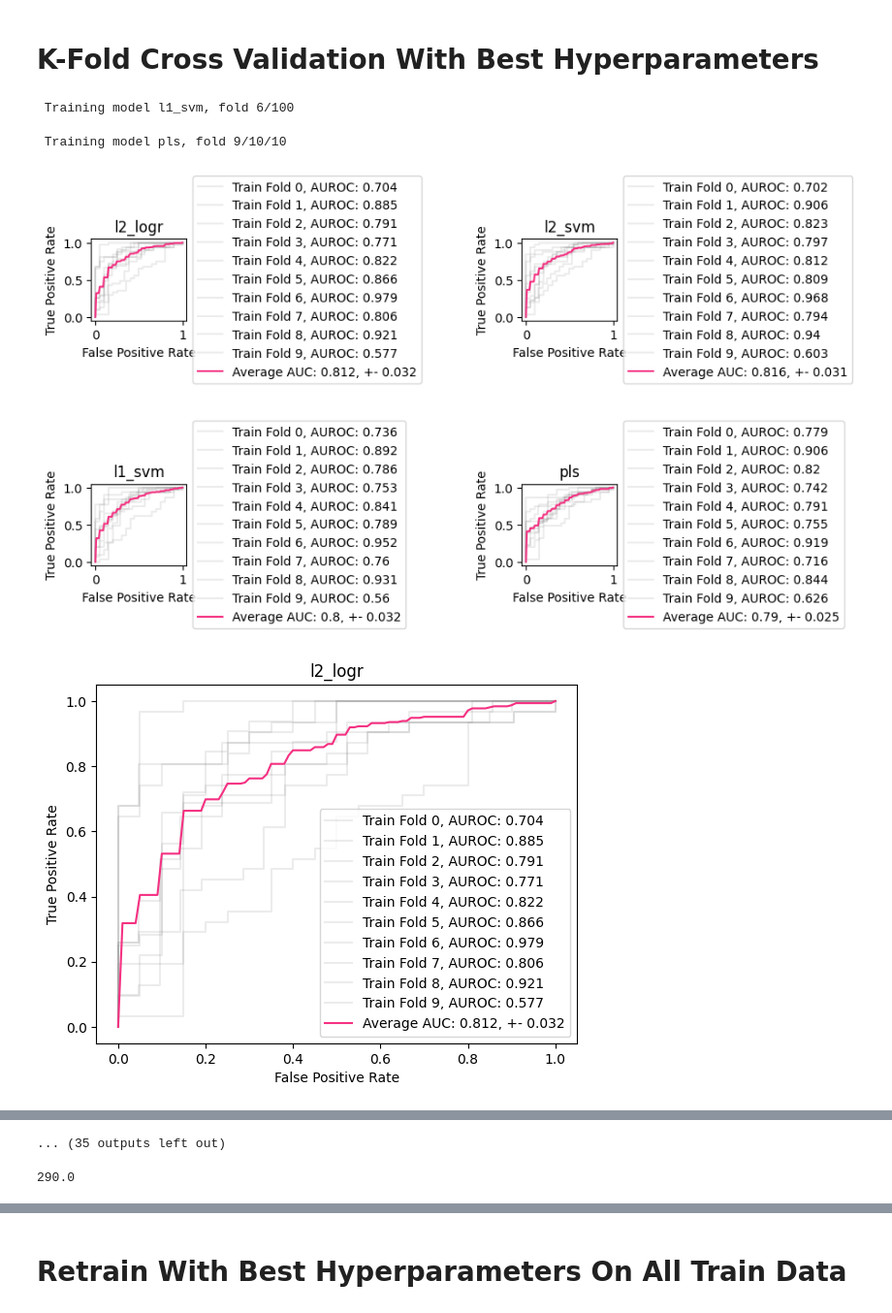
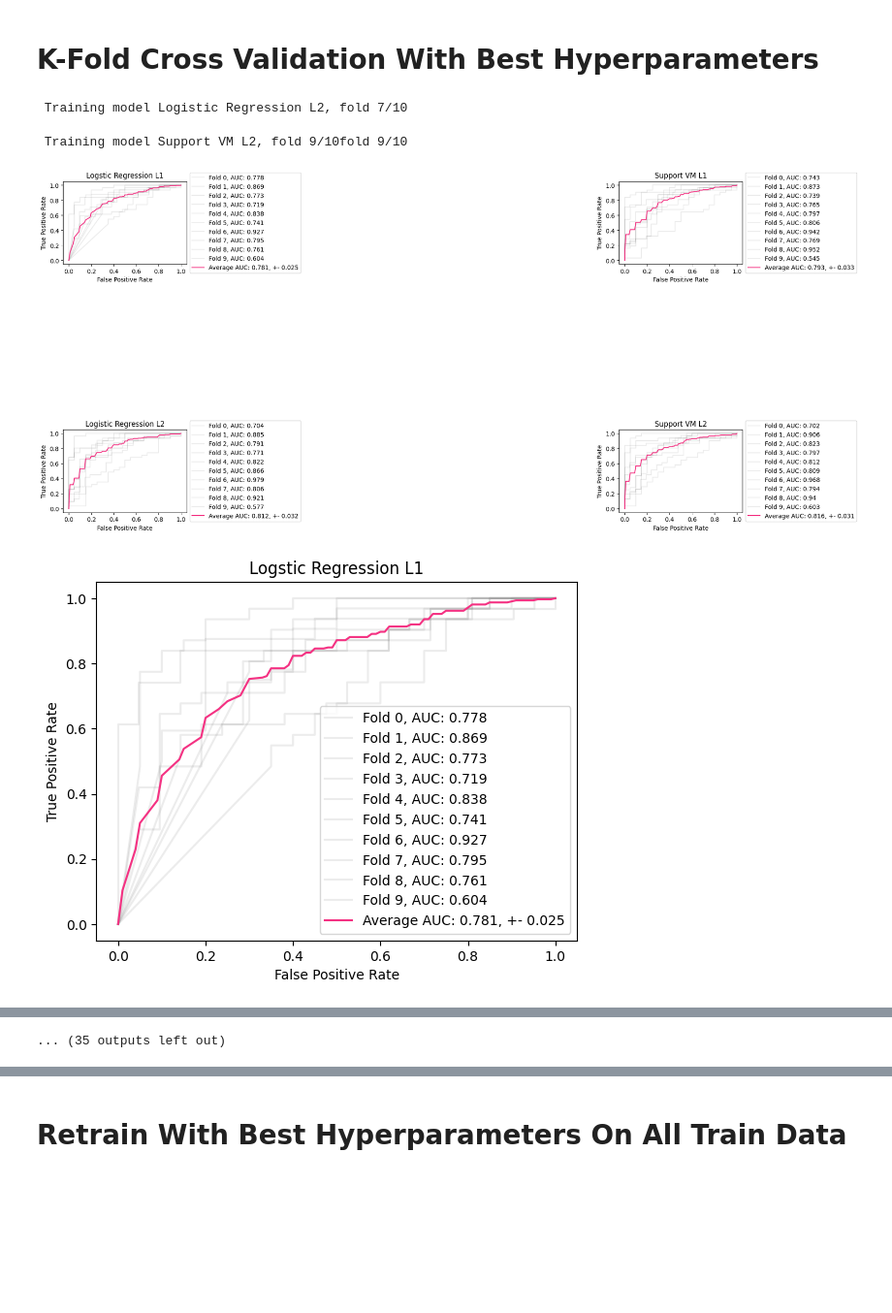
Before and after one commit to nykash/CannabisClassifier, a Jupyter notebook: analysis.ipynb, the cells around one changed output, grey strips where cells are left out. Shown at 97% size. Cells and saved outputs as stored; diff of their text form; code cells hidden in the pictures; blank space fills up the shorter version.

```diff
--- a/analysis.ipynb
+++ b/analysis.ipynb
@@ -71,15 +71,16 @@ import sklearn.cross_decomposition
 class_weight = None#{0: 0.6, 1: 0.4}
 # best hyperparameters: l1_svm: 0.02, l2_svm: 0.2, l1_logr: 0.01, l2_logr: 0.1
 
-model_l1_svm = sklearn.linear_model.SGDClassifier(loss="hinge", penalty="l1", alpha=0.0001, max_iter=1000000, random_state=1, class_weight=class_weight)
+model_l1_svm = sklearn.linear_model.SGDClassifier(loss="hinge", penalty="l1", alpha=0.001, max_iter=1000000, random_state=1, class_weight=class_weight)
 model_l2_svm = sklearn.linear_model.SGDClassifier(loss="hinge", penalty="l2", alpha=0.05, max_iter=1000000, random_state=1, class_weight=class_weight)
-model_l1_logr = sklearn.linear_model.SGDClassifier(loss="log_loss", penalty="l1", alpha=0.0001, max_iter=1000000, random_state=1, class_weight=class_weight)
+model_l1_logr = sklearn.linear_model.SGDClassifier(loss="log_loss", penalty="l1", alpha=0.001, max_iter=1000000, random_state=1, class_weight=class_weight)
 model_l2_logr = sklearn.linear_model.SGDClassifier(loss="log_loss", penalty="l2", alpha=0.05, max_iter=1000000, random_state=1, class_weight=class_weight)
 model_pls = sklearn.cross_decomposition.PLSRegression(5)
 
 model_rf = sklearn.ensemble.RandomForestClassifier()
 
-models = {"l2_logr": model_l2_logr, "l1_svm":model_l1_svm, "l2_svm": model_l2_svm, "pls": model_pls}
+models = {"Logstic Regression L1": model_l1_logr, "Logistic Regression L2": model_l2_logr,
+          "Support VM L1":model_l1_svm, "Support VM L2": model_l2_svm}
 # %%
 metrics = {
     "accuracy": lambda yh, pyh, y: sklearn.metrics.accuracy_score(y, yh),
@@ -87,7 +88,7 @@ metrics = {
 }
 
 folds = 10
-tot_fig, tot_ax = plt.subplots(2, 2)
+tot_fig, tot_ax = plt.subplots(2, 2, figsize=(17, 10))
 
 train_metrics = {}
 for ax_idx, (model_name, model) in enumerate(models.items()):
@@ -102,7 +103,7 @@ for ax_idx, (model_name, model) in enumerate(models.items()):
 
     for j, (train_index, test_index) in enumerate(skf.split(x_train, y_train)):
         train_metrics[model_name][j] = {}
-        model_cln = CalibratedClassifierCV(uu.clone(model)) if "svm" in model_name else uu.clone(model)
+        model_cln = CalibratedClassifierCV(uu.clone(model)) if "VM" in model_name else uu.clone(model)
 
         fold_x_train, fold_x_test = x_train[train_index], x_train[test_index]
         fold_y_train, fold_y_test = y_train[train_index], y_train[test_index]
@@ -122,42 +123,42 @@ for ax_idx, (model_name, model) in enumerate(models.items()):
         train_metrics[model_name][j]["fpr_tpr"] = (fpr, tpr)
         train_metrics[model_name][j]["auc"] = viz_data.roc_auc
 
-        roc = ax.plot(fpr, tpr, alpha=0.15, color="gray", label=f"Train Fold {j}, AUROC: {np.round(train_metrics[model_name][j]['auc'], 3)}")
-        tot_ax[ax_idx%2, ax_idx//2].plot(fpr, tpr, alpha=0.15, color="gray", label=f"Fold {j}, AUROC: {np.round(train_metrics[model_name][j]['auc'], 3)}")
+        roc = ax.plot(fpr, tpr, alpha=0.15, color="gray", label=f"Fold {j}, AUC: {np.round(train_metrics[model_name][j]['auc'], 3)}")
+        tot_ax[ax_idx%2, ax_idx//2].plot(fpr, tpr, alpha=0.15, color="gray", label=f"Fold {j}, AUC: {np.round(train_metrics[model_name][j]['auc'], 3)}")
         train_metrics[model_name][j]["roc_plot"] = roc
 
         tpr = np.interp(base_fpr, fpr, tpr)
         tpr[0] = 0.0
         tprs.append(tpr)
 
         print("\r", f"Training model {model_name}, fold {j}/{folds}", end="")
 
     tprs = np.array(tprs)
     mean_tprs = tprs.mean(axis=0)
 
     aucs = [m['auc'] for _, m in train_metrics[model_name].items()]
     mean_auc = np.mean(aucs)
     sd_auc = np.std(aucs)
 
     ci = 0.95 * sd_auc / np.sqrt(len(aucs))
 
     ax.plot(base_fpr, mean_tprs, color="#F43182", label=f"Average AUC: {np.round(mean_auc, 3)}, +- {np.round(ci, 3)}")
     handles, labels = ax.get_legend_handles_labels()
     ax.legend(handles, labels)
     tot_ax[ax_idx%2, ax_idx//2].plot(base_fpr, mean_tprs, color="#F43182", label=f"Average AUC: {np.round(mean_auc, 3)}, +- {np.round(ci, 3)}")
     box = tot_ax[ax_idx%2, ax_idx//2].get_position()
     tot_ax[ax_idx%2, ax_idx//2].set_position([box.x0, box.y0, box.width * 0.8, box.height])
     tot_ax[ax_idx%2, ax_idx//2].legend(handles, labels, loc='center left', bbox_to_anchor=(1, 0.5))
 
 
     ax.set(xlabel="False Positive Rate", ylabel="True Positive Rate", title=model_name)
     tot_ax[ax_idx%2, ax_idx//2].set(xlabel="False Positive Rate", ylabel="True Positive Rate", title=model_name)
 
     train_metrics[model_name]["roc_curve"] = fig
 
 tot_fig.subplots_adjust(left=0.07, right=1, wspace=3.5, hspace=2)
 # %% [output]
- Training model l1_svm, fold 6/100
+ Training model Logistic Regression L2, fold 7/10
- Training model pls, fold 9/10/10
+ Training model Support VM L2, fold 9/10fold 9/10
-[figure, old version]
+[figure, new version]
-[figure, old version]
+[figure, new version]
@@ -176,4 +176,0 @@ tot_fig
-# %%
-(x_train.shape[0] + x_test.shape[0] - 66)/2
-# %% [output]
-290.0
```
Also changed, not shown: parts of 21 cells of this notebook.
